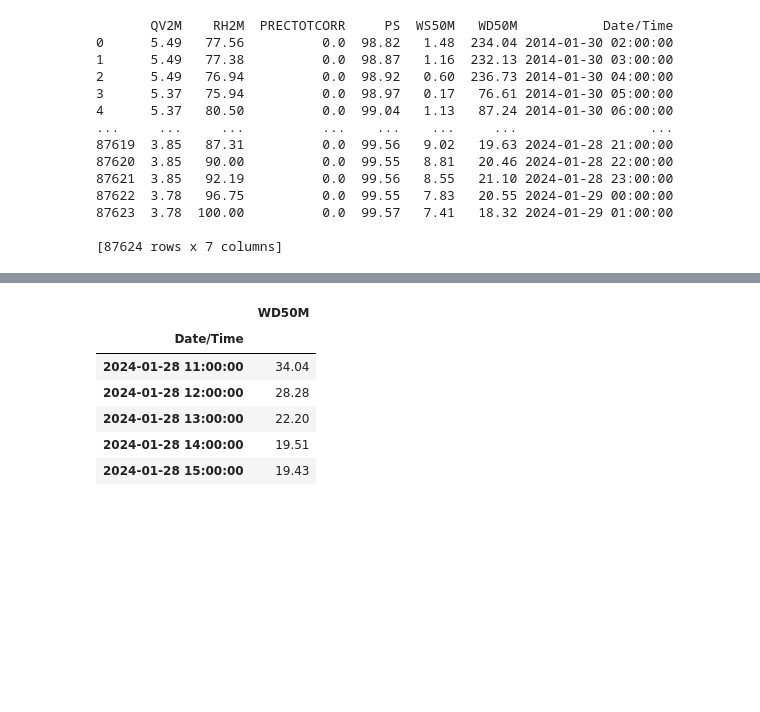
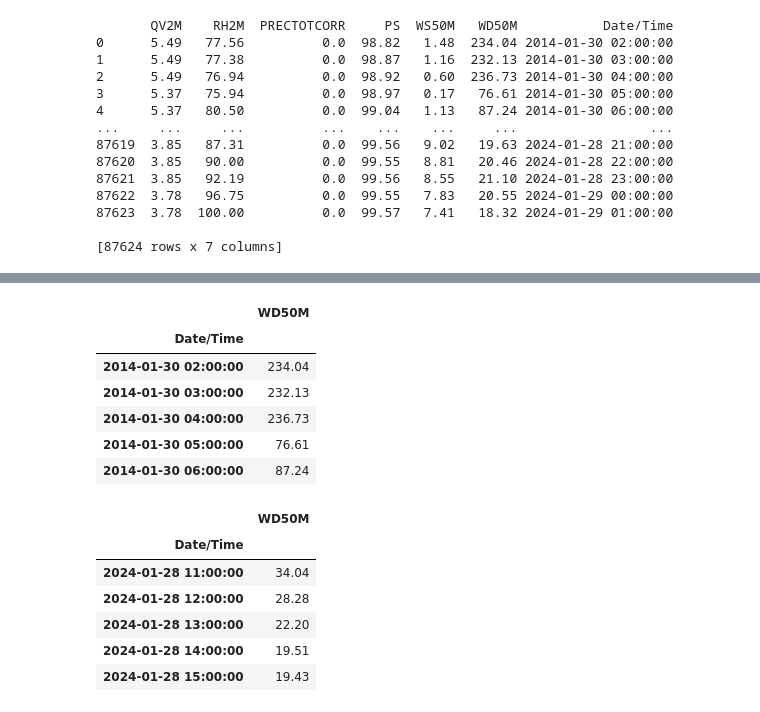
Before and after one commit to manu-as/Wind_Energy_Forcasting_and-Site_Selection_with_Spark, a Jupyter notebook: Kaggle/Forcasting_WindDirection.ipynb, the cells around one changed output, grey strips where cells are left out. Saved outputs shown, nothing was run; the diff lists cells and outputs as text; code cells hidden in the pictures; blank space fills up the shorter version.

```diff
--- a/Kaggle/Forcasting_WindDirection.ipynb
+++ b/Kaggle/Forcasting_WindDirection.ipynb
@@ -206,3 +258,5 @@ NameError: name 'df1' is not defined
+# %%
+df1 = df1.set_index('Date/Time')
 # %%
 # Hardcode all variables
 batch_size_exp = 1
@@ -367,3 +349,19 @@ NameError: name 'df1' is not defined
+# %%
+'''Drop all the features as we will not be having any in production'''
+del df1['QV2M']
+del df1['RH2M']
+del df1['PRECTOTCORR']
+del df1['PS']
+del df1['WS50M']
+df1.head()
+# %% [output]
+|  | WD50M |
+| Date/Time |  |
+| 2014-01-30 02:00:00 | 234.04 |
+| 2014-01-30 03:00:00 | 232.13 |
+| 2014-01-30 04:00:00 | 236.73 |
+| 2014-01-30 05:00:00 | 76.61 |
+| 2014-01-30 06:00:00 | 87.24 |
 # %%
 for i in range(0,10):
   df1 = df1[:-1]
```
Also changed, not shown: parts of 11 cells of this notebook.
